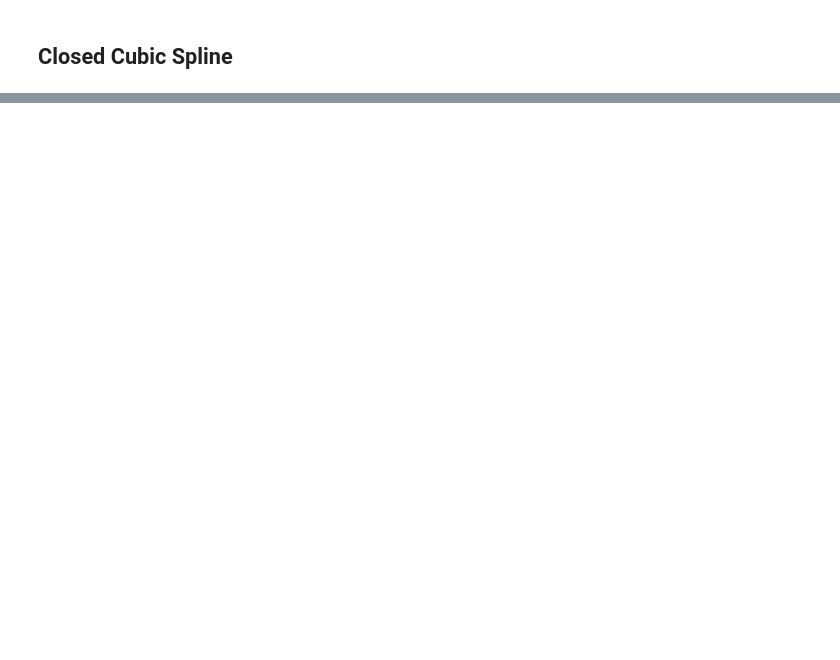
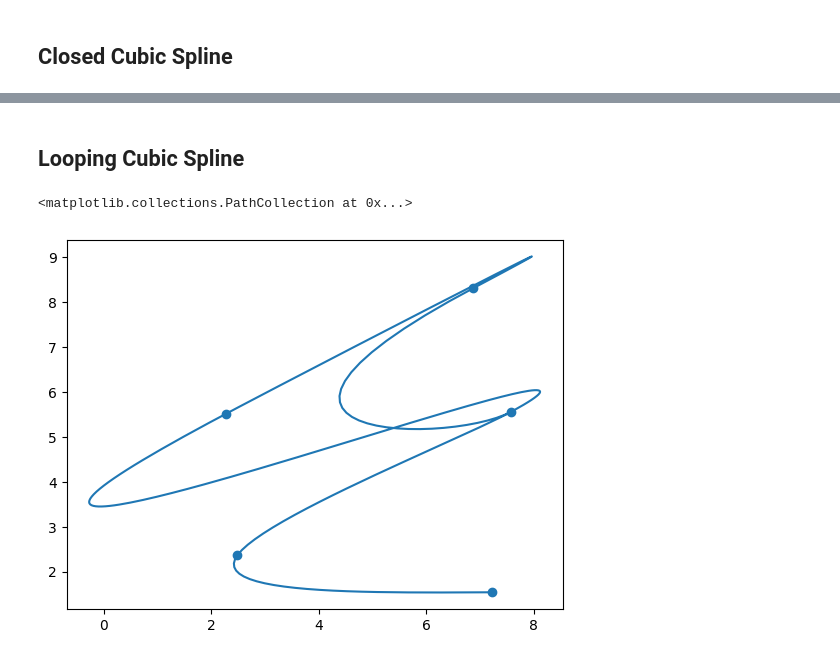
Before and after one commit to sjwil/diffsplines, a Jupyter notebook: src/examples/spline_demo.ipynb, the cells around one changed output, grey strips where cells are left out. Cells and saved outputs as stored; diff of their text form; code cells hidden in the pictures; blank space fills up the shorter version.

Commit message:
nonuniform looping splines on arbitrary indices

```diff
--- a/src/examples/spline_demo.ipynb
+++ b/src/examples/spline_demo.ipynb
@@ -83,0 +83,13 @@ plt.scatter(x_np[:, 0], x_np[:, 1])
+# %% [markdown]
+## Looping Cubic Spline
+# %%
+looping_coeffs = cubic.solve_cubic_coeffs(closed_t, x, end_condition=cubic.EndCondition.LOOPING, loop_index=2)
+looping_spline = cubic.CubicSpline(looping_coeffs)
+looping_trajectory = looping_spline.position(eval_t)
+trajectory = looping_trajectory.detach().cpu().numpy()
+# %%
+plt.plot(trajectory[:, 0], trajectory[:, 1])
+plt.scatter(x_np[:, 0], x_np[:, 1])
+# %% [output]
+<matplotlib.collections.PathCollection at 0x...>
+[figure, added]
```
Also changed, not shown: parts of 6 cells of this notebook, 2 other files.
